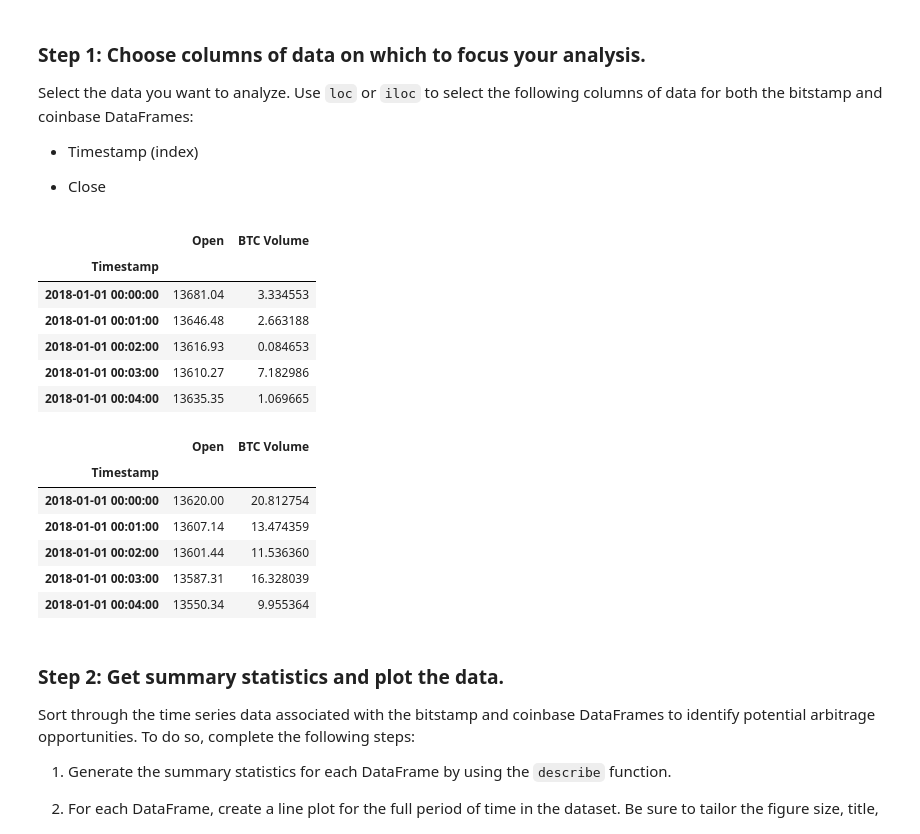
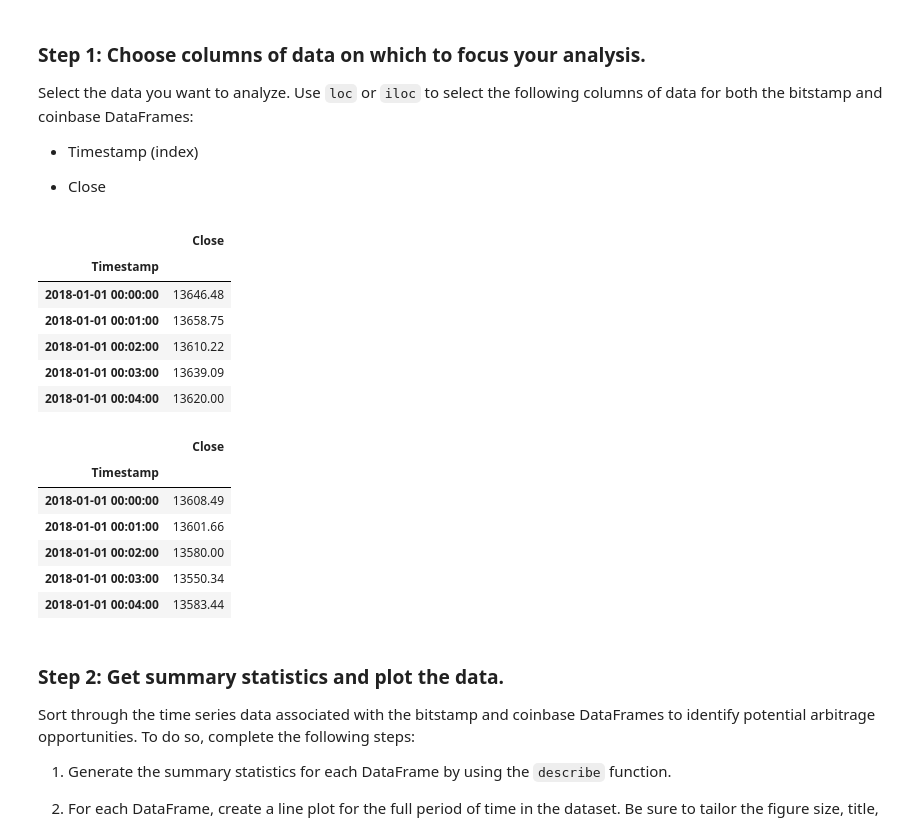
Before and after one commit to naomynaomy/module3challenge, a Jupyter notebook: Starter_Code/crypto_arbitrage.ipynb, the cells around one changed output. Cells and saved outputs as stored; diff of their text form; code cells hidden in the pictures.

```diff
--- a/Starter_Code/crypto_arbitrage.ipynb
+++ b/Starter_Code/crypto_arbitrage.ipynb
@@ -215,32 +215,32 @@ Select the data you want to analyze. Use `loc` or `iloc` to select the following
 * Close
 # %%
 # Use loc or iloc to select `Timestamp (the index)` and `Close` from bitstamp DataFrame
-bitstamp_sliced = bitstamp.iloc[:,[0,4]]
+bitstamp_sliced = bitstamp.iloc[:,[3]]
 
 # Review the first five rows of the DataFrame
 bitstamp_sliced.head()
 # %% [output]
-|  | Open | BTC Volume |
-| Timestamp |  |  |
-| 2018-01-01 00:00:00 | 13681.04 | 3.334553 |
-| 2018-01-01 00:01:00 | 13646.48 | 2.663188 |
-| 2018-01-01 00:02:00 | 13616.93 | 0.084653 |
-| 2018-01-01 00:03:00 | 13610.27 | 7.182986 |
-| 2018-01-01 00:04:00 | 13635.35 | 1.069665 |
+|  | Close |
+| Timestamp |  |
+| 2018-01-01 00:00:00 | 13646.48 |
+| 2018-01-01 00:01:00 | 13658.75 |
+| 2018-01-01 00:02:00 | 13610.22 |
+| 2018-01-01 00:03:00 | 13639.09 |
+| 2018-01-01 00:04:00 | 13620.00 |
 # %%
 # Use loc or iloc to select `Timestamp (the index)` and `Close` from coinbase DataFrame
-coinbase_sliced = coinbase.iloc[:,[0,4]]
+coinbase_sliced = coinbase.iloc[:,[3]]
 
 # Review the first five rows of the DataFrame
 coinbase_sliced.head()
 # %% [output]
-|  | Open | BTC Volume |
-| Timestamp |  |  |
-| 2018-01-01 00:00:00 | 13620.00 | 20.812754 |
-| 2018-01-01 00:01:00 | 13607.14 | 13.474359 |
-| 2018-01-01 00:02:00 | 13601.44 | 11.536360 |
-| 2018-01-01 00:03:00 | 13587.31 | 16.328039 |
-| 2018-01-01 00:04:00 | 13550.34 | 9.955364 |
+|  | Close |
+| Timestamp |  |
+| 2018-01-01 00:00:00 | 13608.49 |
+| 2018-01-01 00:01:00 | 13601.66 |
+| 2018-01-01 00:02:00 | 13580.00 |
+| 2018-01-01 00:03:00 | 13550.34 |
+| 2018-01-01 00:04:00 | 13583.44 |
 # %% [markdown]
 ### Step 2: Get summary statistics and plot the data.
 
```
Also changed, not shown: parts of 4 cells of this notebook.
